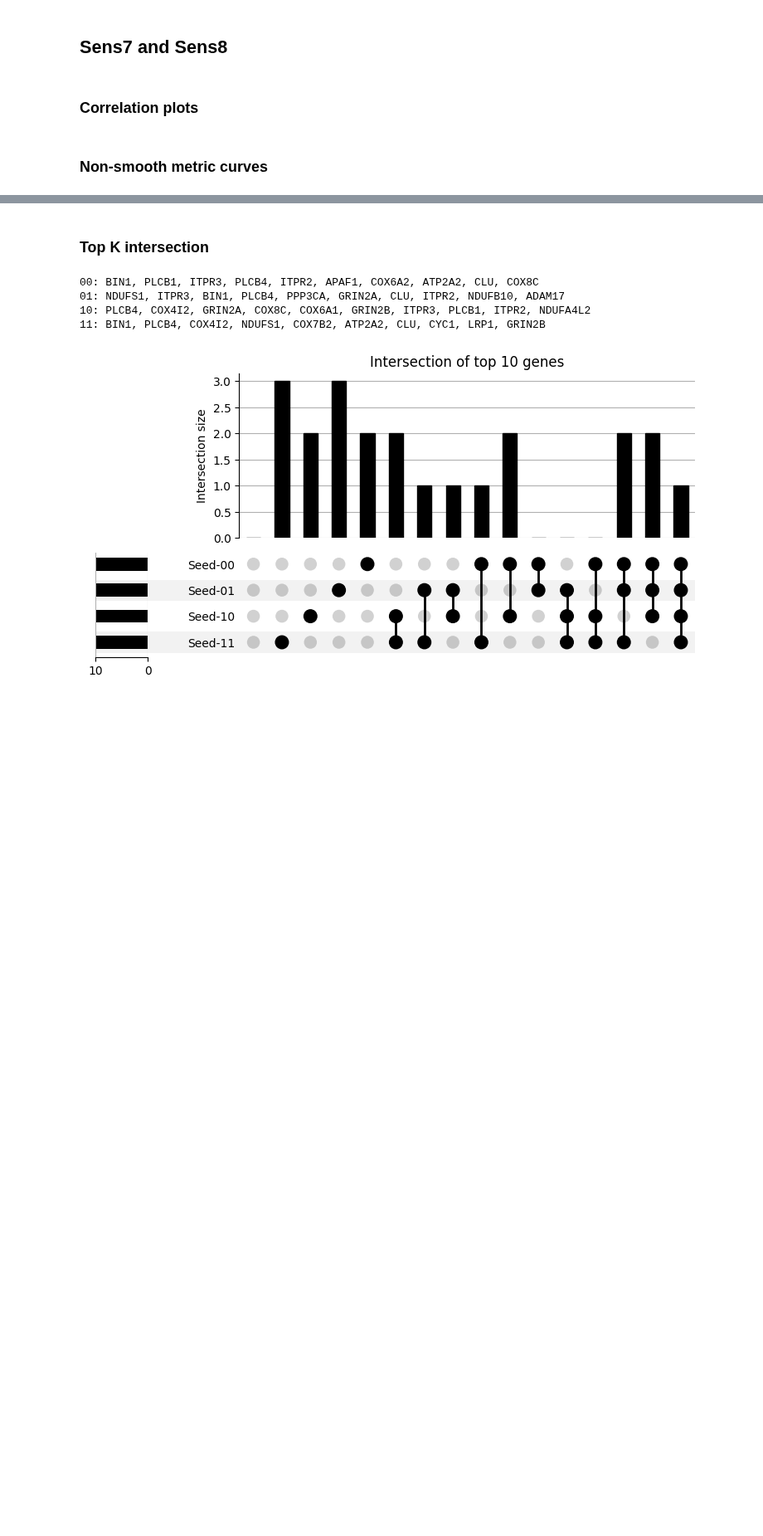
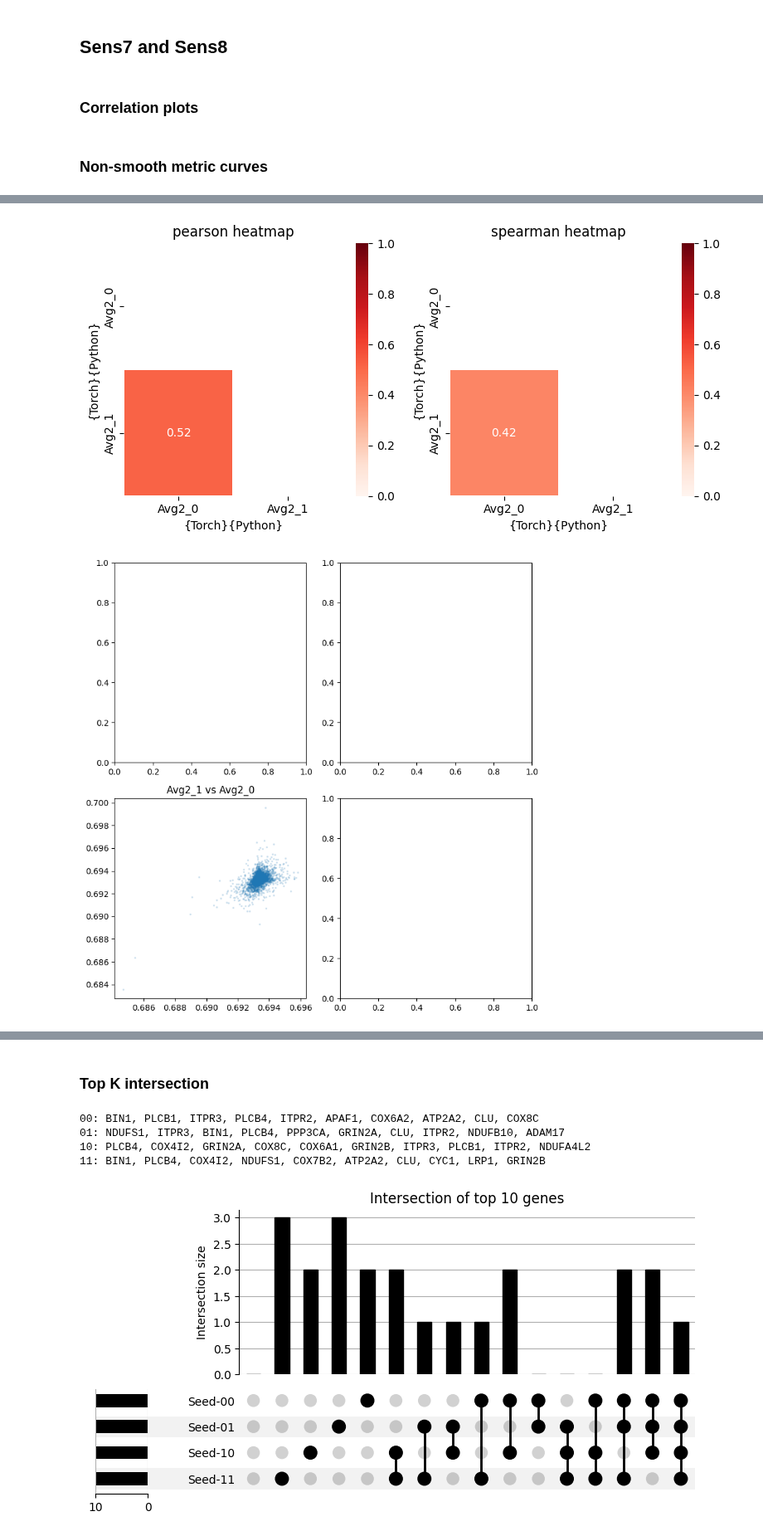
Before and after one commit to titoghose/GWANN, a Jupyter notebook: Code_AD/sensitivity_plots.ipynb, the cells around one changed output, grey strips where cells are left out. Shown at 83% size. Drawn from its saved outputs; the diff is of its cells as text; code cells hidden in the pictures; blank space fills up the shorter version.

```diff
--- a/Code_AD/sensitivity_plots.ipynb
+++ b/Code_AD/sensitivity_plots.ipynb
@@ -553,0 +582,7 @@ def corr_plots(comb_df, fig_size1=(8, 4), fig_size2=(8, 8)):
+# %%
+from itertools import combinations
+r = 2
+# for ci, c in enumerate(combinations(comb_df.columns[:4], r)):
+#     comb_df[f'Avg{r}_{ci}'] = np.mean(comb_df[list(c)].values, axis=1)
+for ci, c in enumerate([['163163', '712712'], ['42504250', '00']]):
+    comb_df[f'Avg{r}_{ci}'] = np.mean(comb_df[list(c)].values, axis=1)
@@ -553,0 +599,8 @@ def corr_plots(comb_df, fig_size1=(8, 4), fig_size2=(8, 8)):
+# %%
+fig1, fig2 = corr_plots(comb_df=comb_df[['Avg2_0', 'Avg2_1']])
+display(fig1, fig2)
+plt.close()
+plt.close()
+# %% [output]
+[figure, added]
+[figure, added]
```
Also changed, not shown: parts of 22 cells of this notebook, 4 other files.
